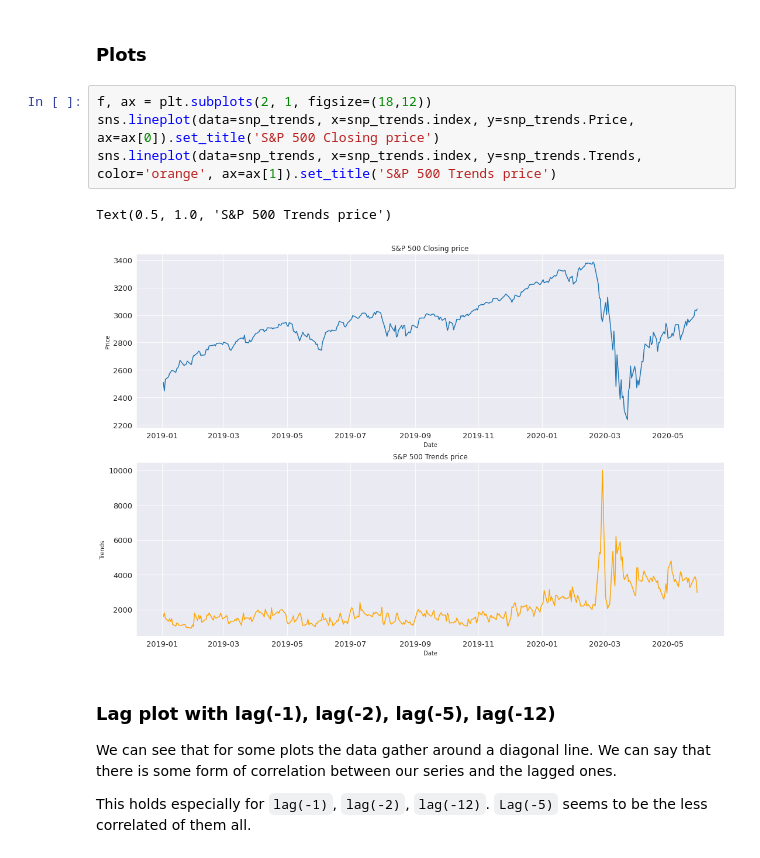
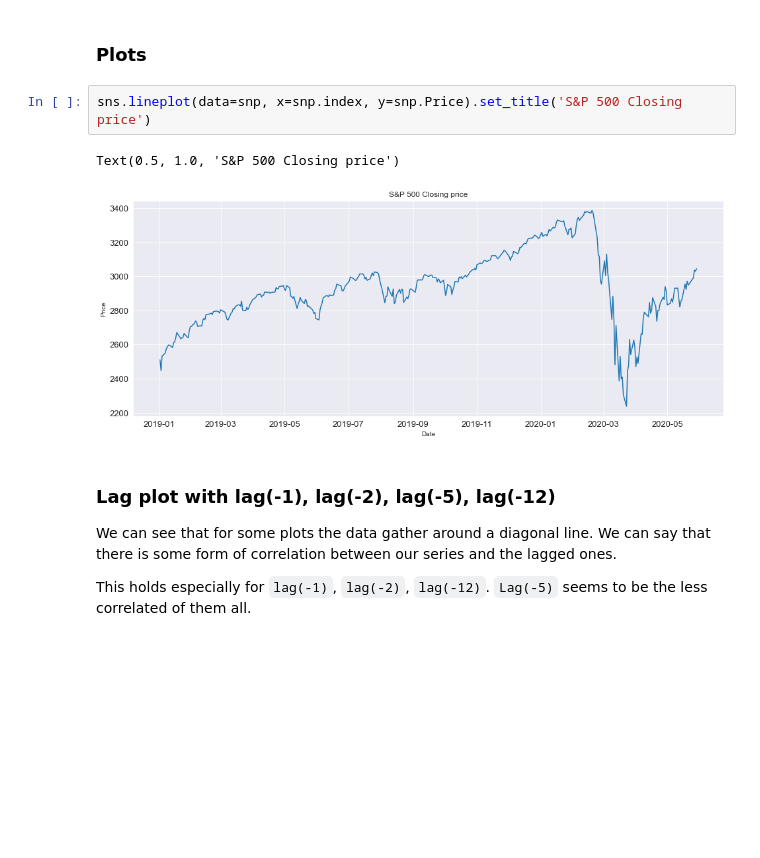
Before and after one commit to epfl-ada/ada-2020-project-milestone-p3-p3_dataurus, a Jupyter notebook: scripts/data.ipynb, the cells around one changed output. Drawn from its saved outputs; the diff is of its cells as text; blank space fills up the shorter version.

```diff
--- a/scripts/data.ipynb
+++ b/scripts/data.ipynb
@@ -67,12 +66,10 @@ snp_trends.head(10) # Weekends are missing
 # %% [markdown]
 ### Plots
-# %%
-f, ax = plt.subplots(2, 1, figsize=(18,12))
-sns.lineplot(data=snp_trends, x=snp_trends.index, y=snp_trends.Price, ax=ax[0]).set_title('S&P 500 Closing price')
-sns.lineplot(data=snp_trends, x=snp_trends.index, y=snp_trends.Trends, color='orange', ax=ax[1]).set_title('S&P 500 Trends price')
-# %% [output]
-Text(0.5, 1.0, 'S&P 500 Trends price')
-[figure, removed]
+# %%
+sns.lineplot(data=snp, x=snp.index, y=snp.Price).set_title('S&P 500 Closing price')
+# %% [output]
+Text(0.5, 1.0, 'S&P 500 Closing price')
+[figure, added]
 # %% [markdown]
 ### Lag plot with lag(-1), lag(-2), lag(-5), lag(-12)
 
```
Also changed, not shown: parts of 19 cells of this notebook, 4 other files.
